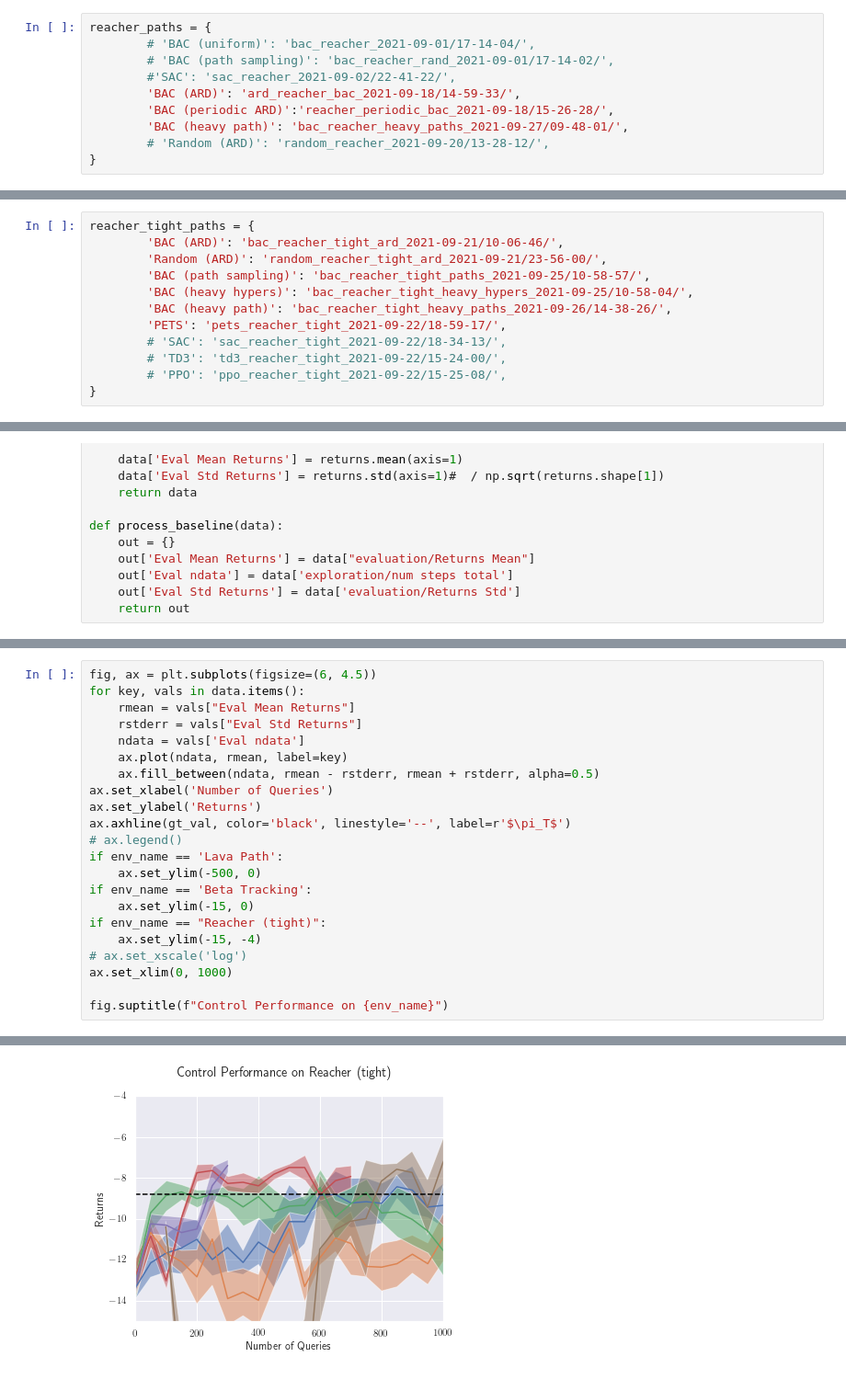
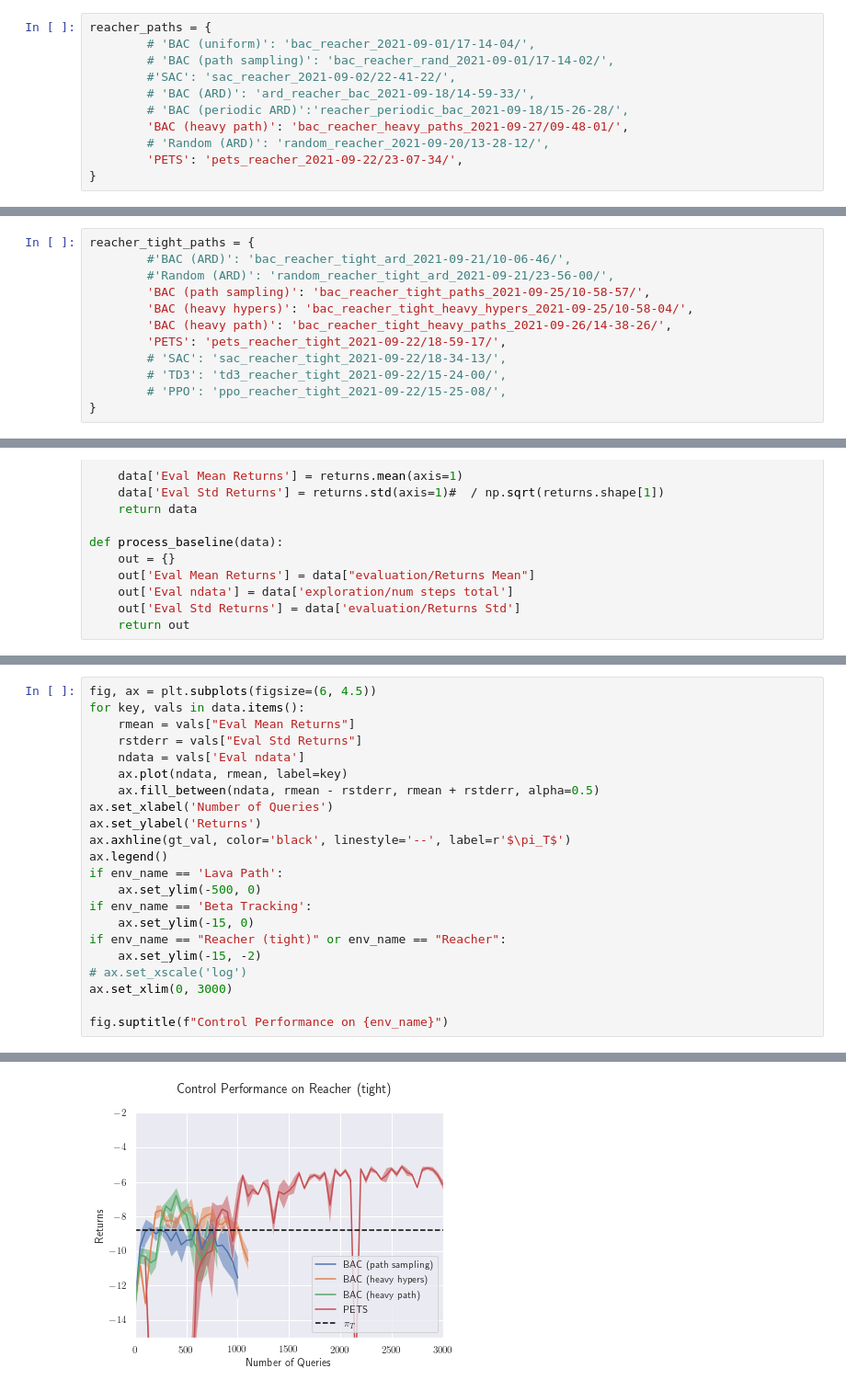
Before and after one commit to fusion-ml/trajectory-information-rl, a Jupyter notebook: notebooks/plot_returns.ipynb, the cells around one changed output, grey strips where cells are left out. Shown at 92% size. Saved outputs shown, nothing was run; the diff lists cells and outputs as text.

```diff
--- a/notebooks/plot_returns.ipynb
+++ b/notebooks/plot_returns.ipynb
@@ -56,10 +56,11 @@ reacher_paths = {
         # 'BAC (uniform)': 'bac_reacher_2021-09-01/17-14-04/',
         # 'BAC (path sampling)': 'bac_reacher_rand_2021-09-01/17-14-02/',
         #'SAC': 'sac_reacher_2021-09-02/22-41-22/',
-        'BAC (ARD)': 'ard_reacher_bac_2021-09-18/14-59-33/',
-        'BAC (periodic ARD)':'reacher_periodic_bac_2021-09-18/15-26-28/',
+        # 'BAC (ARD)': 'ard_reacher_bac_2021-09-18/14-59-33/',
+        # 'BAC (periodic ARD)':'reacher_periodic_bac_2021-09-18/15-26-28/',
         'BAC (heavy path)': 'bac_reacher_heavy_paths_2021-09-27/09-48-01/',
         # 'Random (ARD)': 'random_reacher_2021-09-20/13-28-12/',
+        'PETS': 'pets_reacher_2021-09-22/23-07-34/',
 }
 # %%
 beta_tracking_paths = {
@@ -73,8 +74,8 @@ beta_tracking_paths = {
 }
 # %%
 reacher_tight_paths = {
-        'BAC (ARD)': 'bac_reacher_tight_ard_2021-09-21/10-06-46/',
-        'Random (ARD)': 'random_reacher_tight_ard_2021-09-21/23-56-00/',
+        #'BAC (ARD)': 'bac_reacher_tight_ard_2021-09-21/10-06-46/',
+        #'Random (ARD)': 'random_reacher_tight_ard_2021-09-21/23-56-00/',
         'BAC (path sampling)': 'bac_reacher_tight_paths_2021-09-25/10-58-57/',
         'BAC (heavy hypers)': 'bac_reacher_tight_heavy_hypers_2021-09-25/10-58-04/',
         'BAC (heavy path)': 'bac_reacher_tight_heavy_paths_2021-09-26/14-38-26/',
@@ -194,28 +193,28 @@ Text(0.5, 0.98, 'Control Performance on Reacher (tight)')
 # %%
 fig, ax = plt.subplots(figsize=(6, 4.5))
 for key, vals in data.items():
     rmean = vals["Eval Mean Returns"]
     rstderr = vals["Eval Std Returns"]
     ndata = vals['Eval ndata']
     ax.plot(ndata, rmean, label=key)
     ax.fill_between(ndata, rmean - rstderr, rmean + rstderr, alpha=0.5)
 ax.set_xlabel('Number of Queries')
 ax.set_ylabel('Returns')
 ax.axhline(gt_val, color='black', linestyle='--', label=r'$\pi_T$')
-# ax.legend()
+ax.legend()
 if env_name == 'Lava Path':
     ax.set_ylim(-500, 0)
 if env_name == 'Beta Tracking':
     ax.set_ylim(-15, 0)
-if env_name == "Reacher (tight)":
-    ax.set_ylim(-15, -4)
+if env_name == "Reacher (tight)" or env_name == "Reacher":
+    ax.set_ylim(-15, -2)
 # ax.set_xscale('log')
-ax.set_xlim(0, 1000)
+ax.set_xlim(0, 3000)
 
 fig.suptitle(f"Control Performance on {env_name}")
 # %% [output]
 Text(0.5, 0.98, 'Control Performance on Reacher (tight)')
-[figure, old version]
+[figure, new version]
 # %%
 print(f"Sample complexity of algorithms on {env_name}")
 for key, vals in data.items():
```
Also changed, not shown: parts of 5 cells of this notebook.
